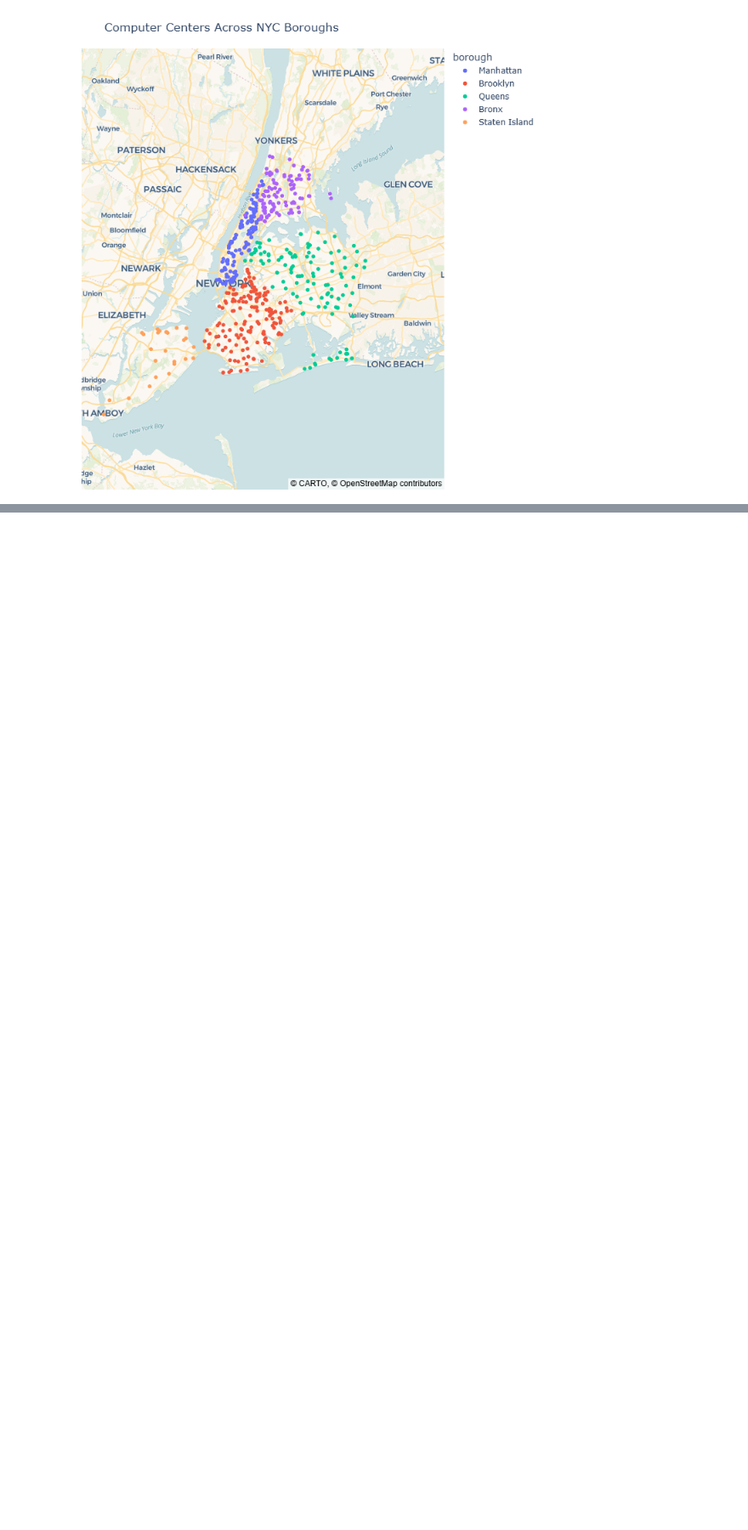
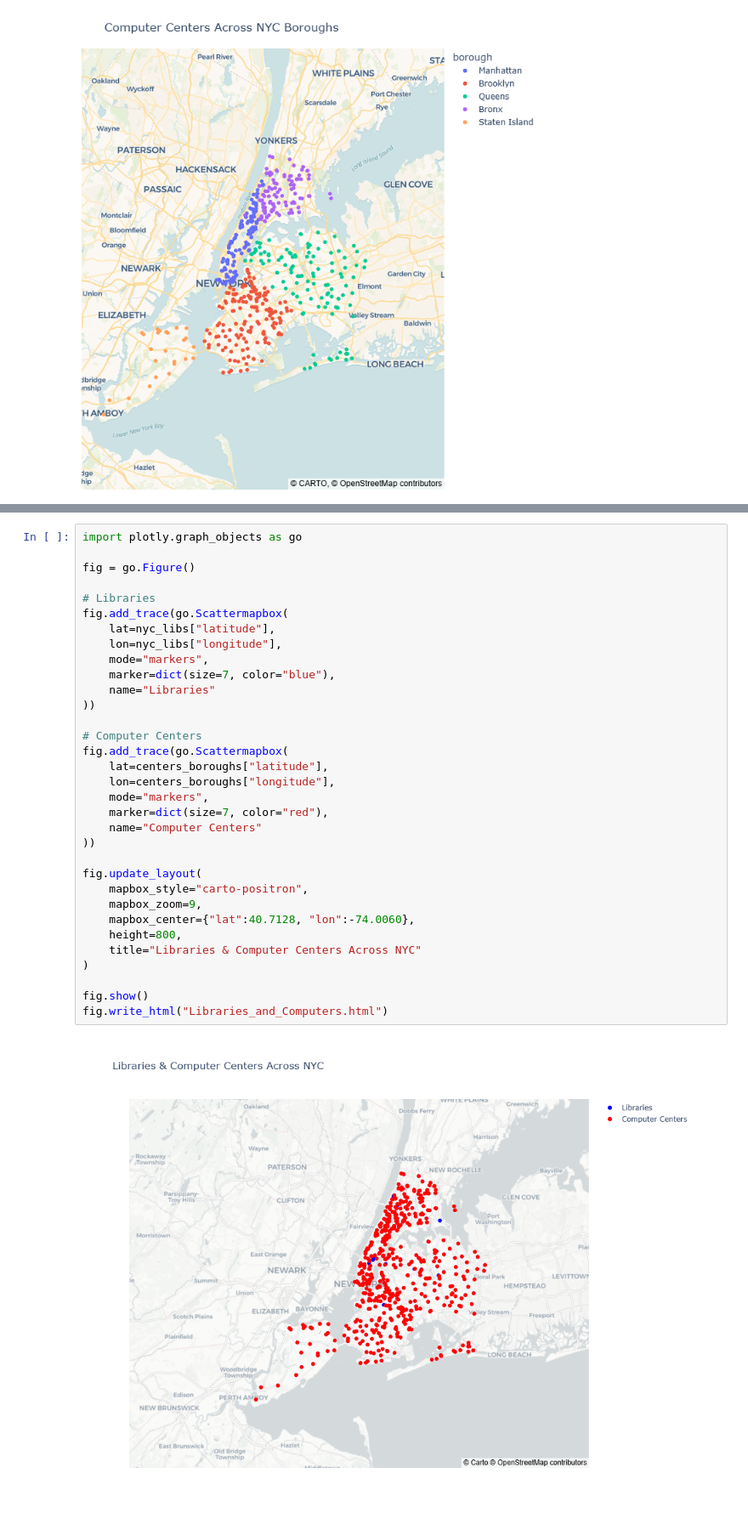
Before and after one commit to YasmineRaef/NYC_OpenSource_Literacy_rates, a Jupyter notebook: Literacy_rates.ipynb, the cells around one changed output, grey strips where cells are left out. Shown at 85% size. Drawn from its saved outputs; the diff is of its cells as text; blank space fills up the shorter version.

```diff
--- a/Literacy_rates.ipynb
+++ b/Literacy_rates.ipynb
@@ -461,0 +580,35 @@ computer_centers_fig.write_html("computer_centers.html")
+# %%
+import plotly.graph_objects as go
+
+fig = go.Figure()
+
+# Libraries
+fig.add_trace(go.Scattermapbox(
+    lat=nyc_libs["latitude"],
+    lon=nyc_libs["longitude"],
+    mode="markers",
+    marker=dict(size=7, color="blue"),
+    name="Libraries"
+))
+
+# Computer Centers
+fig.add_trace(go.Scattermapbox(
+    lat=centers_boroughs["latitude"],
+    lon=centers_boroughs["longitude"],
+    mode="markers",
+    marker=dict(size=7, color="red"),
+    name="Computer Centers"
+))
+
+fig.update_layout(
+    mapbox_style="carto-positron",
+    mapbox_zoom=9,
+    mapbox_center={"lat":40.7128, "lon":-74.0060},
+    height=800,
+    title="Libraries & Computer Centers Across NYC"
+)
+
+fig.show()
+fig.write_html("Libraries_and_Computers.html")
+# %% [output]
+[figure, added]
```
Also changed, not shown: parts of 9 cells of this notebook, 6 other files.
